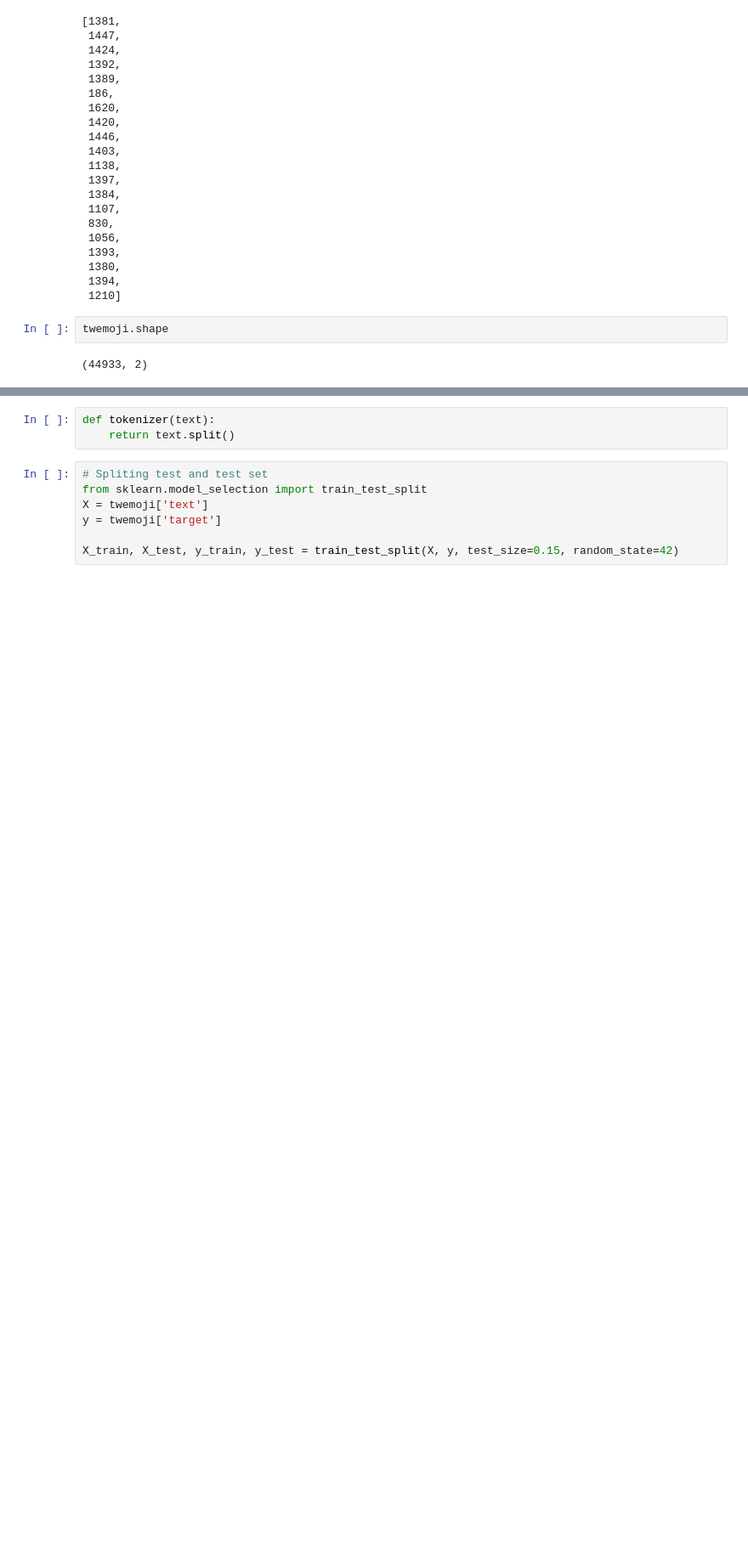
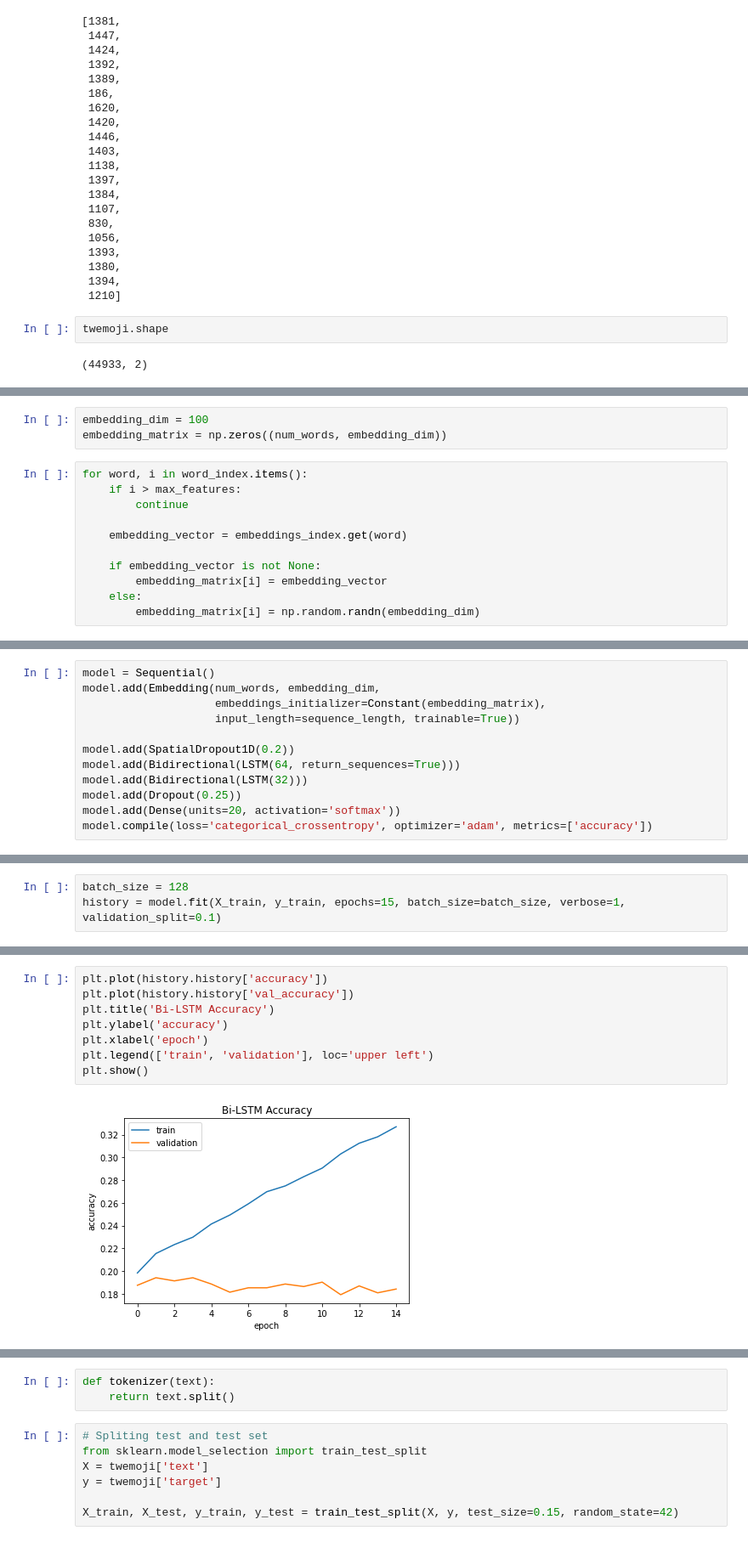
Before and after one commit to knarfamlap/tweet2emoji, a Jupyter notebook: main.ipynb, the cells around one changed output, grey strips where cells are left out. Shown at 85% size. Cells and saved outputs as stored; diff of their text form; blank space fills up the shorter version.

Commit message:
adds bi-lstm

```diff
--- a/main.ipynb
+++ b/main.ipynb
@@ -203,0 +328,14 @@ twemoji.shape
+# %%
+embedding_dim = 100
+embedding_matrix = np.zeros((num_words, embedding_dim))
+# %%
+for word, i in word_index.items():
+    if i > max_features:
+        continue
+
+    embedding_vector = embeddings_index.get(word)
+
+    if embedding_vector is not None:
+        embedding_matrix[i] = embedding_vector
+    else:
+        embedding_matrix[i] = np.random.randn(embedding_dim)
@@ -203,0 +344,12 @@ twemoji.shape
+# %%
+model = Sequential()
+model.add(Embedding(num_words, embedding_dim,
+                    embeddings_initializer=Constant(embedding_matrix),
+                    input_length=sequence_length, trainable=True))
+
+model.add(SpatialDropout1D(0.2))
+model.add(Bidirectional(LSTM(64, return_sequences=True)))
+model.add(Bidirectional(LSTM(32)))
+model.add(Dropout(0.25))
+model.add(Dense(units=20, activation='softmax'))
+model.compile(loss='categorical_crossentropy', optimizer='adam', metrics=['accuracy'])
@@ -203,0 +379,3 @@ twemoji.shape
+# %%
+batch_size = 128
+history = model.fit(X_train, y_train, epochs=15, batch_size=batch_size, verbose=1, validation_split=0.1)
@@ -203,0 +400,10 @@ twemoji.shape
+# %%
+plt.plot(history.history['accuracy'])
+plt.plot(history.history['val_accuracy'])
+plt.title('Bi-LSTM Accuracy')
+plt.ylabel('accuracy')
+plt.xlabel('epoch')
+plt.legend(['train', 'validation'], loc='upper left')
+plt.show()
+# %% [output]
+[figure, added]
```
Also changed, not shown: parts of 44 cells of this notebook, 1 other file.
